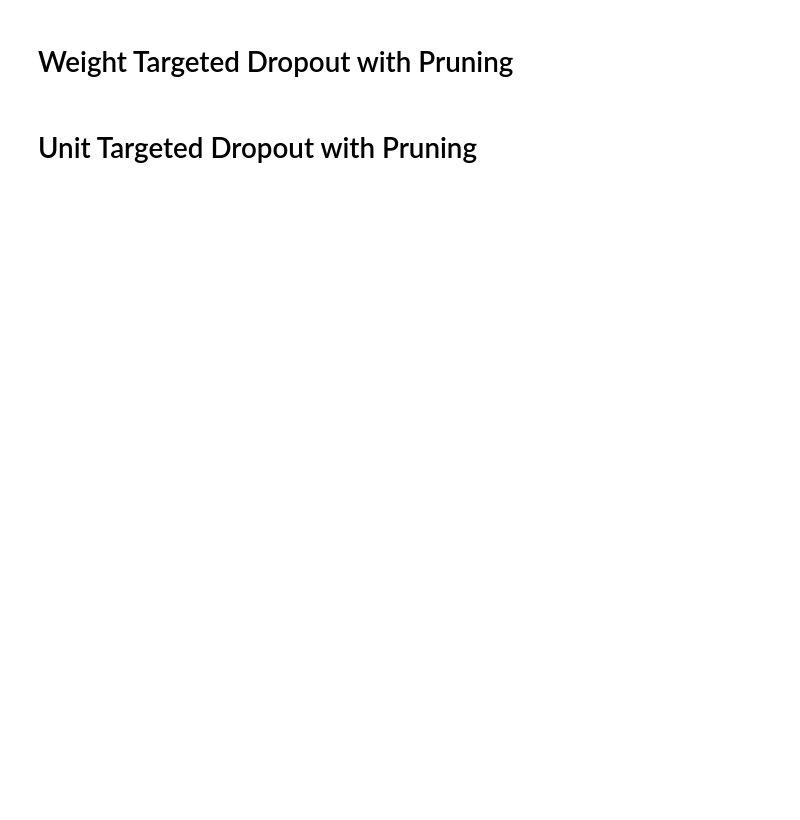
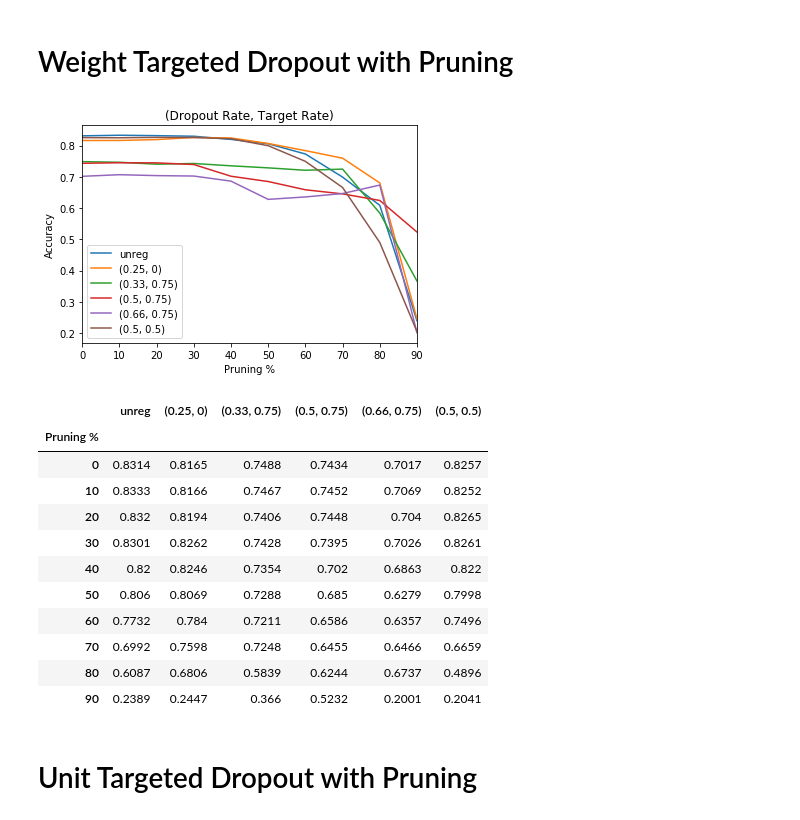
Before and after one commit to sharanry/Targeted-Dropout, a Jupyter notebook: Targeted-Dropout.ipynb, the cells around one changed output. Saved outputs shown, nothing was run; the diff lists cells and outputs as text; code cells hidden in the pictures; blank space fills up the shorter version.

```diff
--- a/Targeted-Dropout.ipynb
+++ b/Targeted-Dropout.ipynb
@@ -123,6 +155,6 @@ model = get_model_unregularized()
 model.compile(optimizer=tf.train.AdamOptimizer(),
           loss='sparse_categorical_crossentropy',
           metrics=['accuracy'])
-model.fit(x_train, y_train, epochs=10,verbose=0)
+model.fit(x_train, y_train, batch_size=32768,  epochs=2,verbose=0)
 model.evaluate(x_test, y_test, verbose=0)
 # %% [output]
@@ -160,26 +188,40 @@ The 'normed' kwarg was deprecated in Matplotlib 2.1 and will be removed in 3.1.
 # %%
 confs = ["unreg", (0.25, 0), (0.33, 0.75), (0.5,0.75),(0.66,0.75),(0.5, 0.5)]
 dfw = pd.DataFrame(columns=confs, index=range(0,100,10))
 for conf in confs:
     if conf=="unreg":
         model = get_model_unregularized()
     else:
         model = dropout_functions.get_targeted_dropout_model("weight", conf)
 
     model.compile(optimizer=tf.train.AdamOptimizer(),
           loss='sparse_categorical_crossentropy',
           metrics=['accuracy'])
-    model.fit(x_train, y_train, epochs=10,verbose=0)
+    model.fit(x_train, y_train, batch_size=32768 , epochs=2,verbose=0)
     for pruning in range(0,100,10):
         prune_weights(model, pruning)
         dfw[conf][pruning] = model.evaluate(x_test, y_test, verbose=0)[1]
 dfw.index.name = "Pruning %"
 dfw.plot();
 plt.xlabel("Pruning %")
 plt.ylabel("Accuracy")
 plt.title("(Dropout Rate, Target Rate)")
 plt.show();
 dfw
+# %% [output]
+[figure, added]
+|  | unreg | (0.25, 0) | (0.33, 0.75) | (0.5, 0.75) | (0.66, 0.75) | (0.5, 0.5) |
+| Pruning % |  |  |  |  |  |  |
+| 0 | 0.8314 | 0.8165 | 0.7488 | 0.7434 | 0.7017 | 0.8257 |
+| 10 | 0.8333 | 0.8166 | 0.7467 | 0.7452 | 0.7069 | 0.8252 |
+| 20 | 0.832 | 0.8194 | 0.7406 | 0.7448 | 0.704 | 0.8265 |
+| 30 | 0.8301 | 0.8262 | 0.7428 | 0.7395 | 0.7026 | 0.8261 |
+| 40 | 0.82 | 0.8246 | 0.7354 | 0.702 | 0.6863 | 0.822 |
+| 50 | 0.806 | 0.8069 | 0.7288 | 0.685 | 0.6279 | 0.7998 |
+| 60 | 0.7732 | 0.784 | 0.7211 | 0.6586 | 0.6357 | 0.7496 |
+| 70 | 0.6992 | 0.7598 | 0.7248 | 0.6455 | 0.6466 | 0.6659 |
+| 80 | 0.6087 | 0.6806 | 0.5839 | 0.6244 | 0.6737 | 0.4896 |
+| 90 | 0.2389 | 0.2447 | 0.366 | 0.5232 | 0.2001 | 0.2041 |
 # %% [markdown]
 # Unit Targeted Dropout with Pruning
 # %%
```
Also changed, not shown: parts of 10 cells of this notebook.
